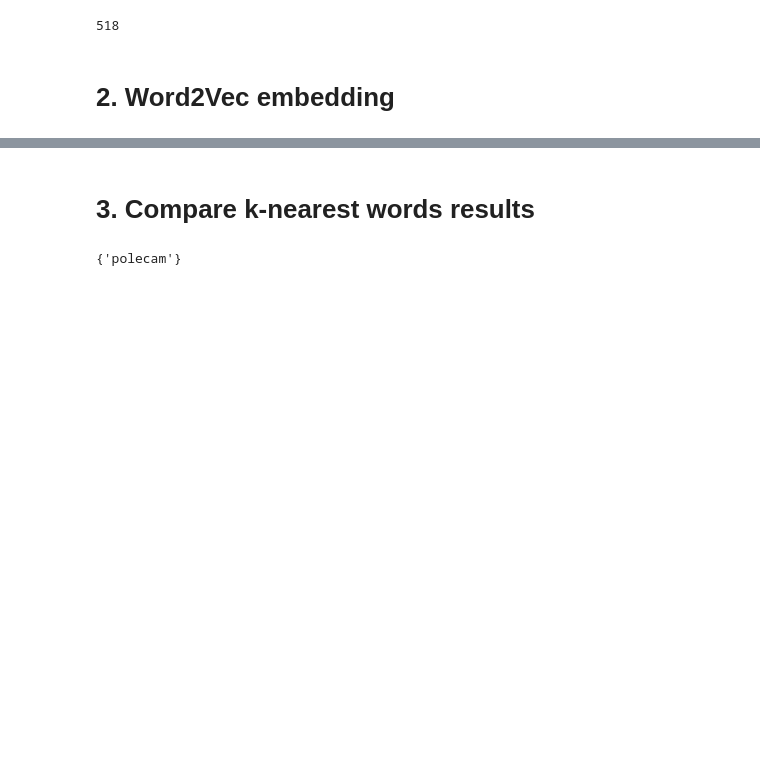
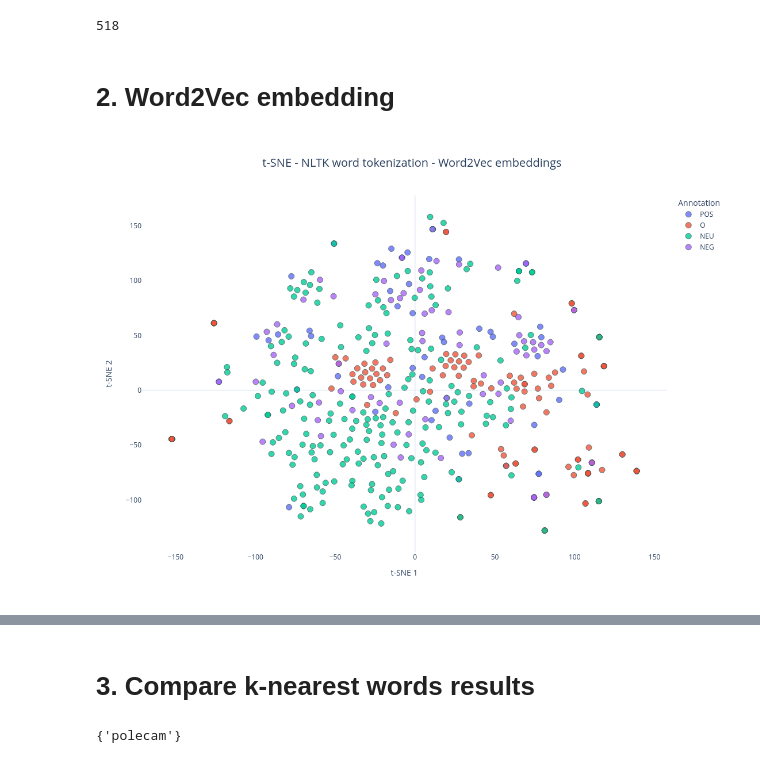
Before and after one commit to stethbo/nlp-winter2024, a Jupyter notebook: word_embeddings.ipynb, the cells around one changed output, grey strips where cells are left out. Saved outputs shown, nothing was run; the diff lists cells and outputs as text; code cells hidden in the pictures; blank space fills up the shorter version.

```diff
--- a/word_embeddings.ipynb
+++ b/word_embeddings.ipynb
@@ -203,30 +207,32 @@ vectors_word2vec_embedded = tsne_fasttext.fit_transform(vectors_word2vec)
 # %%
 fig = px.scatter(
     x=vectors_word2vec_embedded[:, 0],
     y=vectors_word2vec_embedded[:, 1],
     color=annotations_word2vec,
     hover_data={"word": words_used_word2vec, "annotation": annotations_word2vec},
     title="t-SNE - NLTK word tokenization - Word2Vec embeddings",
     labels={"color": "Annotation", "x": "t-SNE 1", "y": "t-SNE 2"},
     color_continuous_scale=px.colors.sequential.Viridis,
     template="plotly_white",
 )
 
 fig.update_traces(
     marker=dict(size=10, opacity=0.8, line=dict(width=1, color="DarkSlateGrey"))
 )
 fig.update_layout(
     title_font_size=20,
     title_x=0.5,
     xaxis=dict(showgrid=False),
     yaxis=dict(showgrid=False),
     coloraxis_colorbar=dict(title="Annotation"),
     legend_title_text="Annotation",
-    width=1200,
+    width=1100,
     height=800,
 )
 
 fig.show()
+# %% [output]
+[figure, added]
 # %%
 fig = px.scatter(
     x=vectors_word2vec_embedded[:, 0],
```
Also changed, not shown: parts of 3 cells of this notebook, 2 other files.
